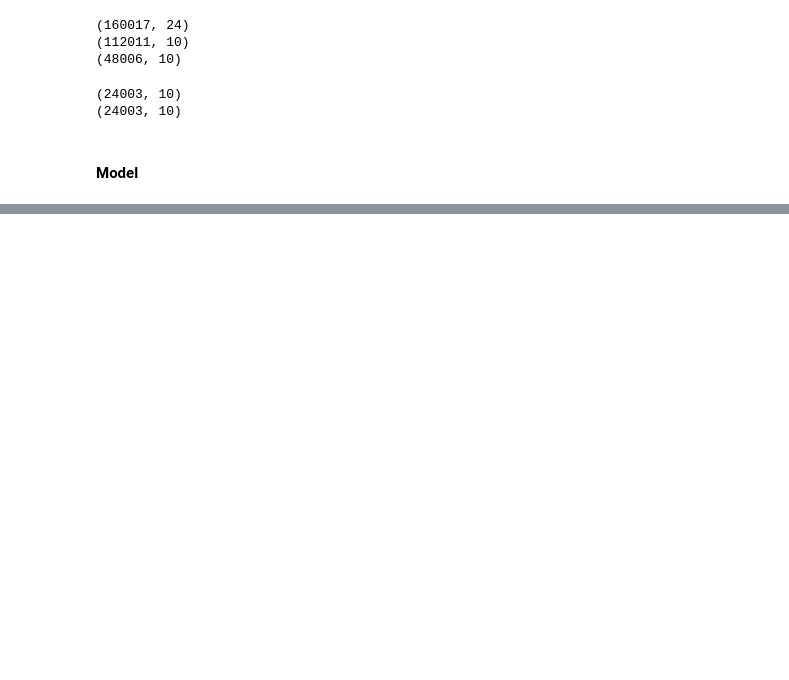
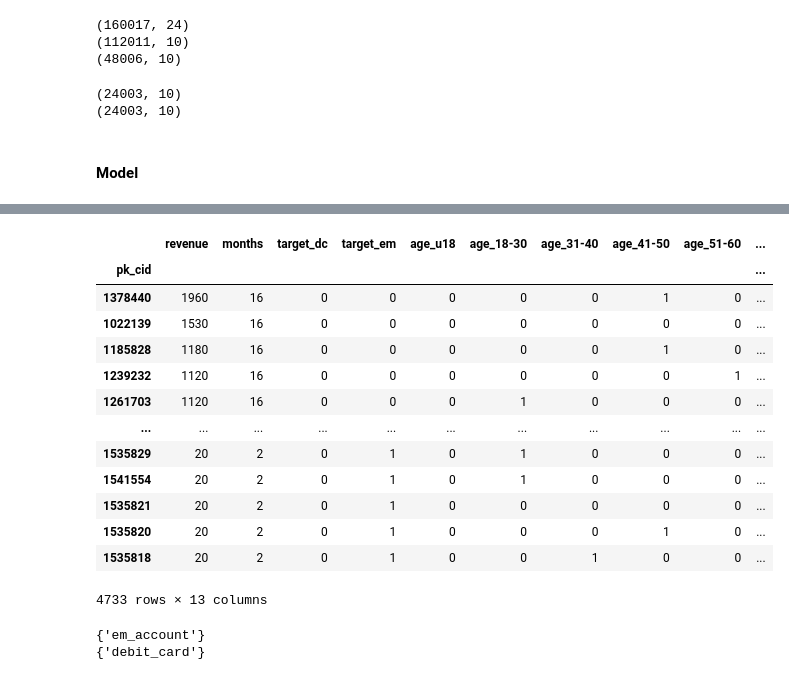
Before and after one commit to aggarcia1996/final_project_adjt, a Jupyter notebook: recommendation_model_javier.ipynb, the cells around one changed output, grey strips where cells are left out. Drawn from its saved outputs; the diff is of its cells as text; code cells hidden in the pictures; blank space fills up the shorter version.

```diff
--- a/recommendation_model_javier.ipynb
+++ b/recommendation_model_javier.ipynb
@@ -483,0 +610,10 @@ print(grid_search_xgb.best_estimator_)
+# %%
+# proba for the 5267 customers left debit card
+
+# get the customers
+recommend_dc_df = final_10k_no_prod.iloc[4733:]
+recommend_dc_df_targets = recommend_dc_df[['target_dc','target_em']]
+recommend_dc_df.drop(['target_dc','target_em'], axis=1, inplace=True)
+
+# predict proba
+proba_dc = xgb_model_dc.predict_proba(recommend_dc_df)
@@ -483,0 +625,2 @@ print(grid_search_xgb.best_estimator_)
+# %%
+proba_dc_df = pd.DataFrame(data = proba_dc, index=final_10k_no_prod.iloc[4733:].index, columns=['class1','class2'])
@@ -483,0 +629,2 @@ print(grid_search_xgb.best_estimator_)
+# %%
+proba_df = pd.concat([proba_em_df,proba_dc_df])
@@ -483,0 +648,28 @@ print(grid_search_xgb.best_estimator_)
+# %%
+final_10k_proba = pd.concat([final_10k_no_prod,proba_df['class2']], axis=1)
+# %%
+final_10k_proba.loc[final_10k_proba['class2']>0.5].iloc[:4733]
+# %% [output]
+|  | revenue | months | target_dc | target_em | age_u18 | age_18-30 | age_31-40 | age_41-50 | age_51-60 | ... |
+| pk_cid |  |  |  |  |  |  |  |  |  | ... |
+| 1378440 | 1960 | 16 | 0 | 0 | 0 | 0 | 0 | 1 | 0 | ... |
+| 1022139 | 1530 | 16 | 0 | 0 | 0 | 0 | 0 | 0 | 0 | ... |
+| 1185828 | 1180 | 16 | 0 | 0 | 0 | 0 | 0 | 1 | 0 | ... |
+| 1239232 | 1120 | 16 | 0 | 0 | 0 | 0 | 0 | 0 | 1 | ... |
+| 1261703 | 1120 | 16 | 0 | 0 | 0 | 1 | 0 | 0 | 0 | ... |
+| ... | ... | ... | ... | ... | ... | ... | ... | ... | ... | ... |
+| 1535829 | 20 | 2 | 0 | 1 | 0 | 1 | 0 | 0 | 0 | ... |
+| 1541554 | 20 | 2 | 0 | 1 | 0 | 1 | 0 | 0 | 0 | ... |
+| 1535821 | 20 | 2 | 0 | 1 | 0 | 0 | 0 | 0 | 0 | ... |
+| 1535820 | 20 | 2 | 0 | 1 | 0 | 0 | 0 | 1 | 0 | ... |
+| 1535818 | 20 | 2 | 0 | 1 | 0 | 0 | 1 | 0 | 0 | ... |
+4733 rows × 13 columns
+# %%
+em_value = ['em_account']*4733
+dc_value = ['debit_card']*5267
+recommendation = em_value + dc_value
+print(set(recommendation[:4733]))
+print(set(recommendation[4733:]))
+# %% [output]
+{'em_account'}
+{'debit_card'}
```
Also changed, not shown: parts of 27 cells of this notebook.
